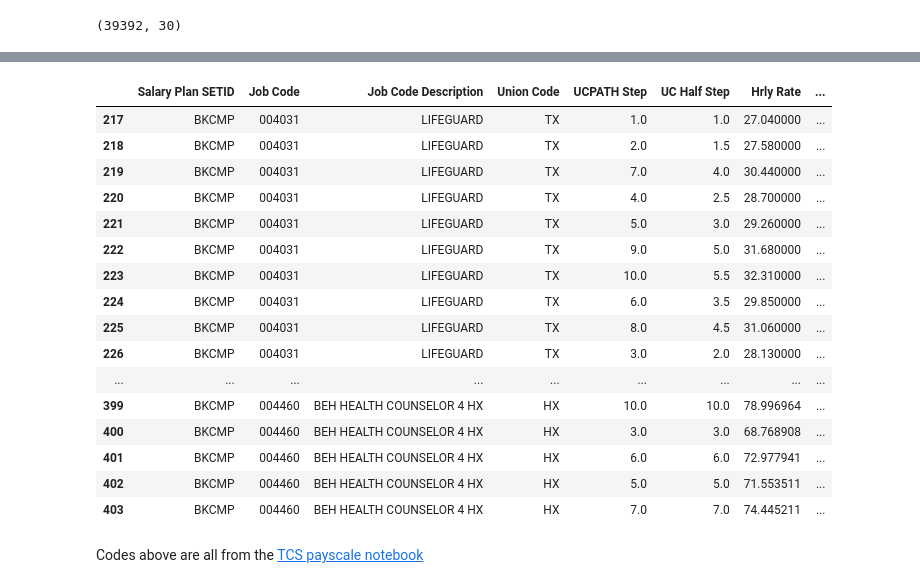
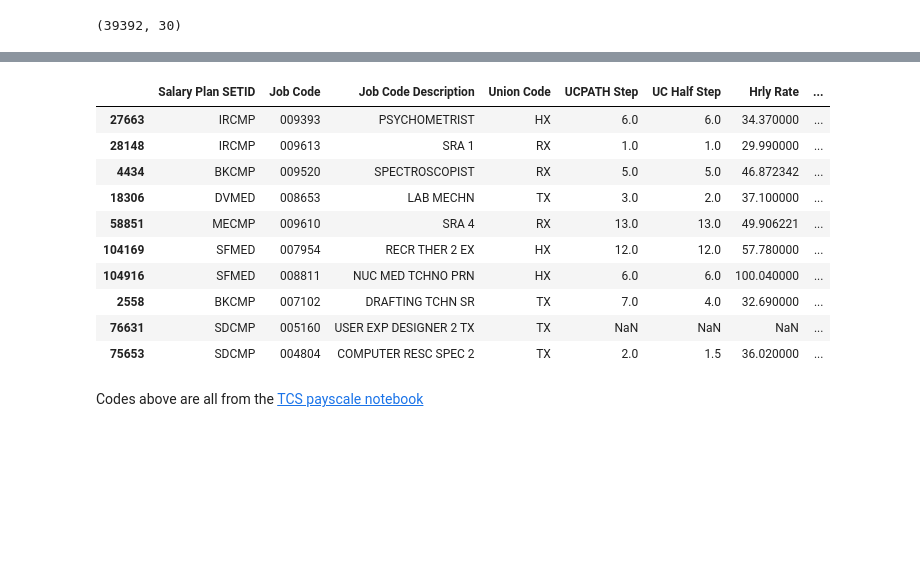
Before and after one commit to tougheye/Data_processing, a Jupyter notebook: accreted_title_step_prep.ipynb, the cells around one changed output, grey strips where cells are left out. Cells and saved outputs as stored; diff of their text form; code cells hidden in the pictures; blank space fills up the shorter version.

```diff
--- a/accreted_title_step_prep.ipynb
+++ b/accreted_title_step_prep.ipynb
@@ -103,22 +96,16 @@ upte_represented_job_codes_refined_df = upte_represented_final_df[cols_to_keep]
-# %%
-upte_represented_job_codes_refined_df.head(50)
-# %% [output]
-|  | Salary Plan SETID | Job Code | Job Code Description | Union Code | UCPATH Step | UC Half Step | Hrly Rate | ... |
-| 217 | BKCMP | 004031 | LIFEGUARD | TX | 1.0 | 1.0 | 27.040000 | ... |
-| 218 | BKCMP | 004031 | LIFEGUARD | TX | 2.0 | 1.5 | 27.580000 | ... |
-| 219 | BKCMP | 004031 | LIFEGUARD | TX | 7.0 | 4.0 | 30.440000 | ... |
-| 220 | BKCMP | 004031 | LIFEGUARD | TX | 4.0 | 2.5 | 28.700000 | ... |
-| 221 | BKCMP | 004031 | LIFEGUARD | TX | 5.0 | 3.0 | 29.260000 | ... |
-| 222 | BKCMP | 004031 | LIFEGUARD | TX | 9.0 | 5.0 | 31.680000 | ... |
-| 223 | BKCMP | 004031 | LIFEGUARD | TX | 10.0 | 5.5 | 32.310000 | ... |
-| 224 | BKCMP | 004031 | LIFEGUARD | TX | 6.0 | 3.5 | 29.850000 | ... |
-| 225 | BKCMP | 004031 | LIFEGUARD | TX | 8.0 | 4.5 | 31.060000 | ... |
-| 226 | BKCMP | 004031 | LIFEGUARD | TX | 3.0 | 2.0 | 28.130000 | ... |
-| ... | ... | ... | ... | ... | ... | ... | ... | ... |
-| 399 | BKCMP | 004460 | BEH HEALTH COUNSELOR 4 HX | HX | 10.0 | 10.0 | 78.996964 | ... |
-| 400 | BKCMP | 004460 | BEH HEALTH COUNSELOR 4 HX | HX | 3.0 | 3.0 | 68.768908 | ... |
-| 401 | BKCMP | 004460 | BEH HEALTH COUNSELOR 4 HX | HX | 6.0 | 6.0 | 72.977941 | ... |
-| 402 | BKCMP | 004460 | BEH HEALTH COUNSELOR 4 HX | HX | 5.0 | 5.0 | 71.553511 | ... |
-| 403 | BKCMP | 004460 | BEH HEALTH COUNSELOR 4 HX | HX | 7.0 | 7.0 | 74.445211 | ... |
+# %%
+upte_represented_job_codes_refined_df.sample(10)
+# %% [output]
+|  | Salary Plan SETID | Job Code | Job Code Description | Union Code | UCPATH Step | UC Half Step | Hrly Rate | ... |
+| 27663 | IRCMP | 009393 | PSYCHOMETRIST | HX | 6.0 | 6.0 | 34.370000 | ... |
+| 28148 | IRCMP | 009613 | SRA 1 | RX | 1.0 | 1.0 | 29.990000 | ... |
+| 4434 | BKCMP | 009520 | SPECTROSCOPIST | RX | 5.0 | 5.0 | 46.872342 | ... |
+| 18306 | DVMED | 008653 | LAB MECHN | TX | 3.0 | 2.0 | 37.100000 | ... |
+| 58851 | MECMP | 009610 | SRA 4 | RX | 13.0 | 13.0 | 49.906221 | ... |
+| 104169 | SFMED | 007954 | RECR THER 2 EX | HX | 12.0 | 12.0 | 57.780000 | ... |
+| 104916 | SFMED | 008811 | NUC MED TCHNO PRN | HX | 6.0 | 6.0 | 100.040000 | ... |
+| 2558 | BKCMP | 007102 | DRAFTING TCHN SR | TX | 7.0 | 4.0 | 32.690000 | ... |
+| 76631 | SDCMP | 005160 | USER EXP DESIGNER 2 TX | TX | NaN | NaN | NaN | ... |
+| 75653 | SDCMP | 004804 | COMPUTER RESC SPEC 2 | TX | 2.0 | 1.5 | 36.020000 | ... |
 # %% [markdown]
 Codes above are all from the [TCS payscale notebook](https://colab.research.google.com/drive/1MwFYF32tmy4eGs_cS6p0rc_hfDQ3drTM?usp=chrome_ntp#scrollTo=H9473xBkUotq)
```
Also changed, not shown: parts of 9 cells of this notebook.
